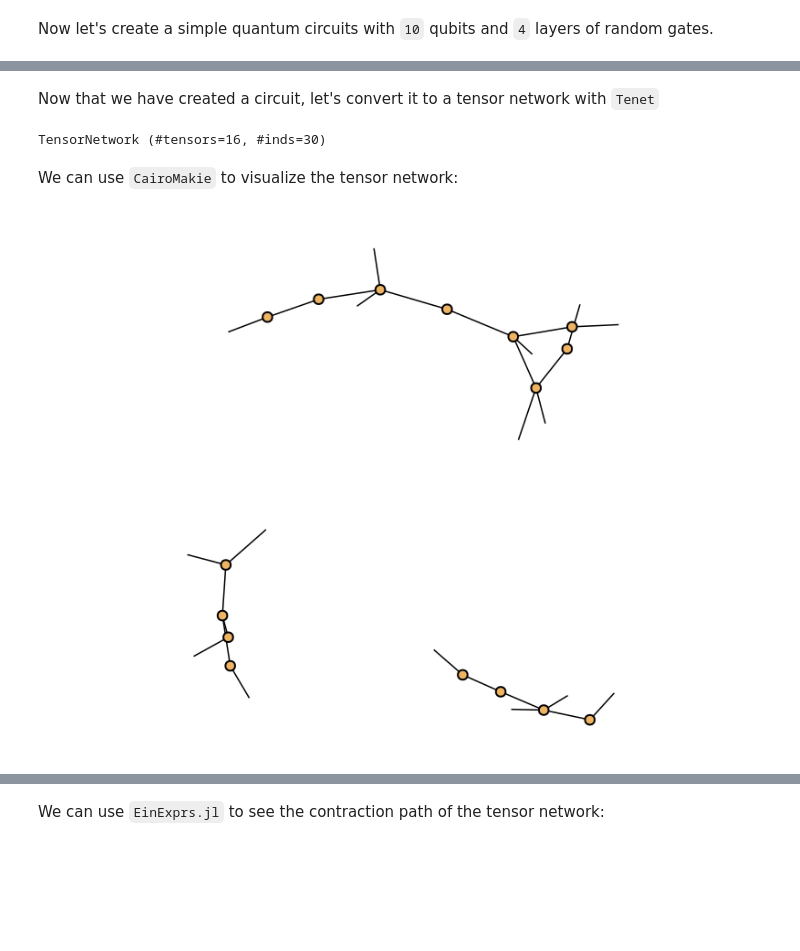
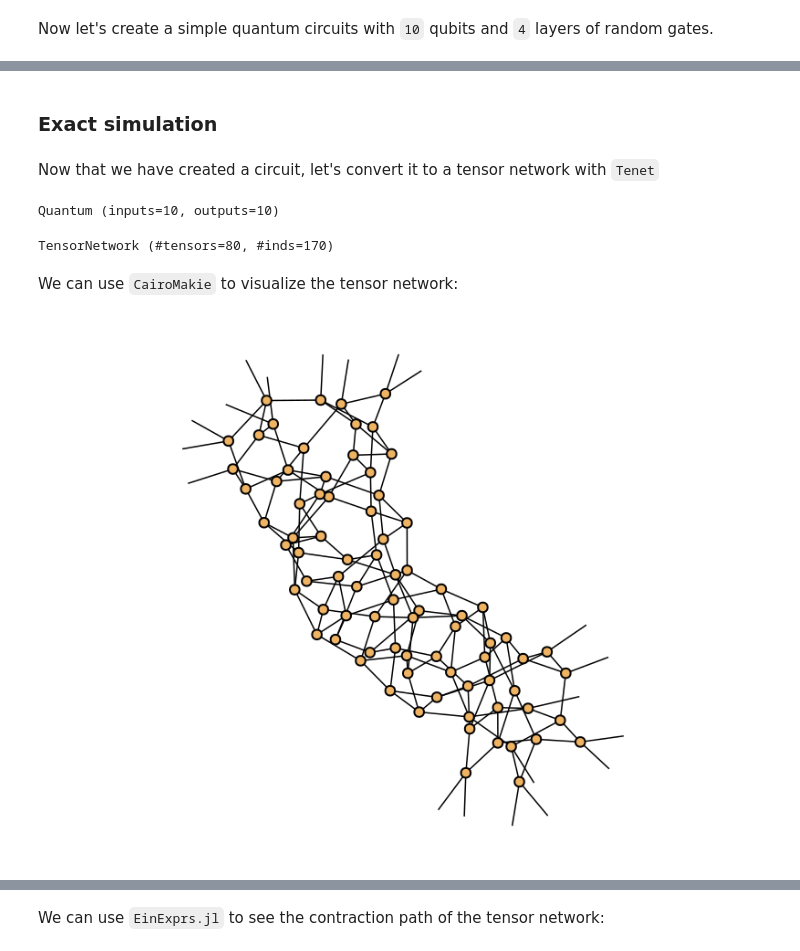
Before and after one commit to bsc-quantic/benasque-notebook, a Jupyter notebook: notebook.ipynb, the cells around one changed output, grey strips where cells are left out. Cells and saved outputs as stored; diff of their text form; code cells hidden in the pictures; blank space fills up the shorter version.

```diff
--- a/notebook.ipynb
+++ b/notebook.ipynb
@@ -82,20 +44,27 @@ Circuit(#lanes=10, #gates=74)
+# %% [markdown]
+### Exact simulation
 # %% [markdown]
 Now that we have created a circuit, let's convert it to a tensor network with `Tenet`
 # %%
-using Tenet
 using Qrochet
 
 qtn = Quantum(circ)
-tn = TensorNetwork(qtn)
-tn
 # %% [output]
-TensorNetwork (#tensors=16, #inds=30)
+Quantum (inputs=10, outputs=10)
+# %%
+using Tenet
+
+tn = TensorNetwork(qtn)
+# %% [output]
+TensorNetwork (#tensors=80, #inds=170)
 # %% [markdown]
 We can use `CairoMakie` to visualize the tensor network:
 # %%
 using CairoMakie
+using GraphMakie
+using NetworkLayout
 
-plot(tn)
+plot(tn, layout=Stress())
 # %% [output]
-[figure, old version]
+[figure, new version]
 # %% [markdown]
```
Also changed, not shown: parts of 19 cells of this notebook.
